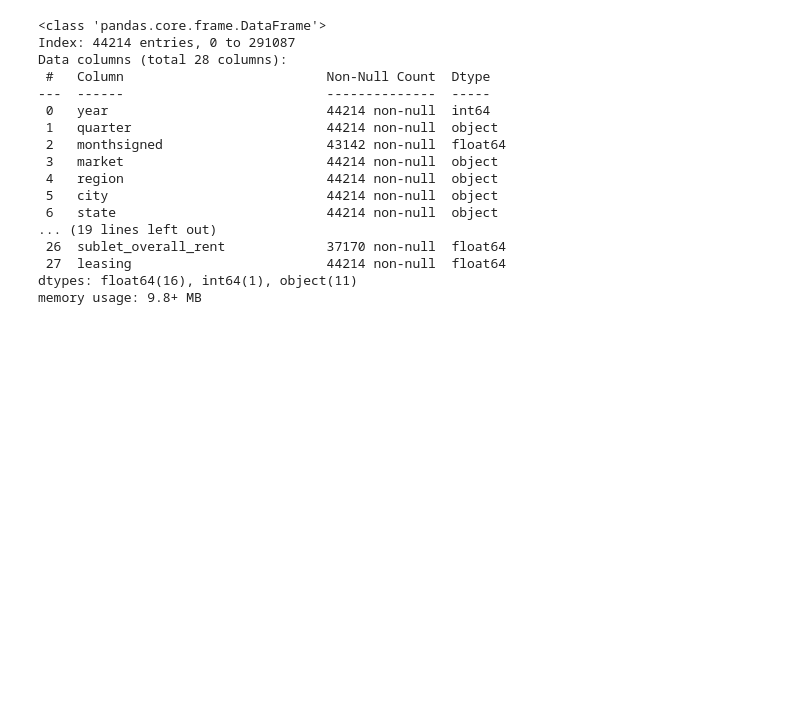
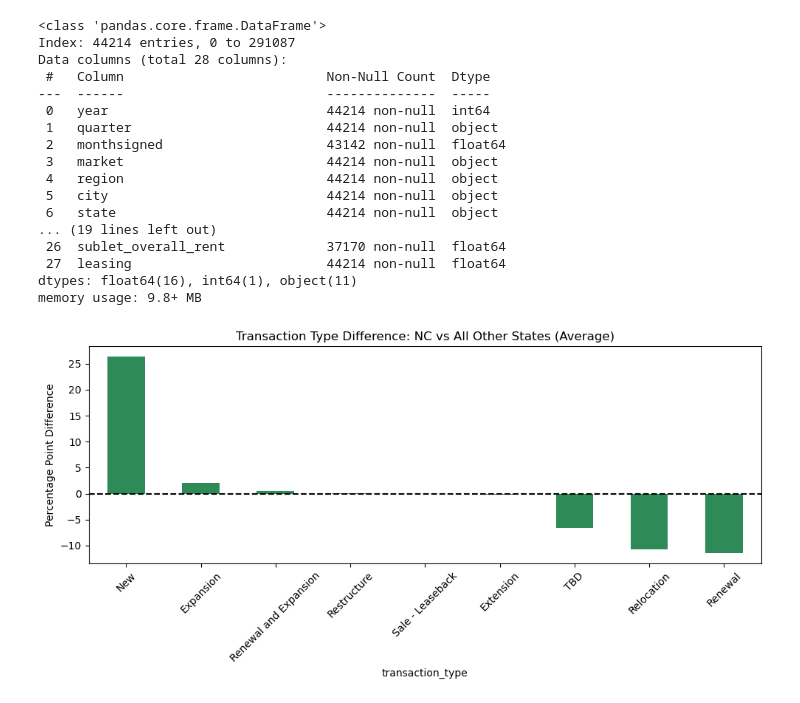
Before and after one commit to Gimmick12-DYY/Duke-Datafest2025, a Jupyter notebook: MainLab.ipynb, the cells around one changed output. Saved outputs shown, nothing was run; the diff lists cells and outputs as text; code cells hidden in the pictures; blank space fills up the shorter version.

Commit message:
ContagiousTableTransType

```diff
--- a/MainLab.ipynb
+++ b/MainLab.ipynb
@@ -395,3 +395,12 @@ main_with_majorMarketInfo2020_drop.to_csv('main_2020.csv', index=False)
 main_2020_ca.to_csv('main_2020_ca.csv', index=False)
 main_2020_tx.to_csv('main_2020_tx.csv', index=False)
 main_2020_ot.to_csv('main_2020_other.csv', index=False)
+# %%
+contingency, row_percent, diff = compare_transaction_type_to_all_states(
+    df=main_with_majorMarketInfo2020_drop,
+    state_col='state',
+    trans_col='transaction_type',
+    target_state='NC'
+)
+# %% [output]
+[figure, added]
```
Also changed, not shown: parts of 2 cells of this notebook.
